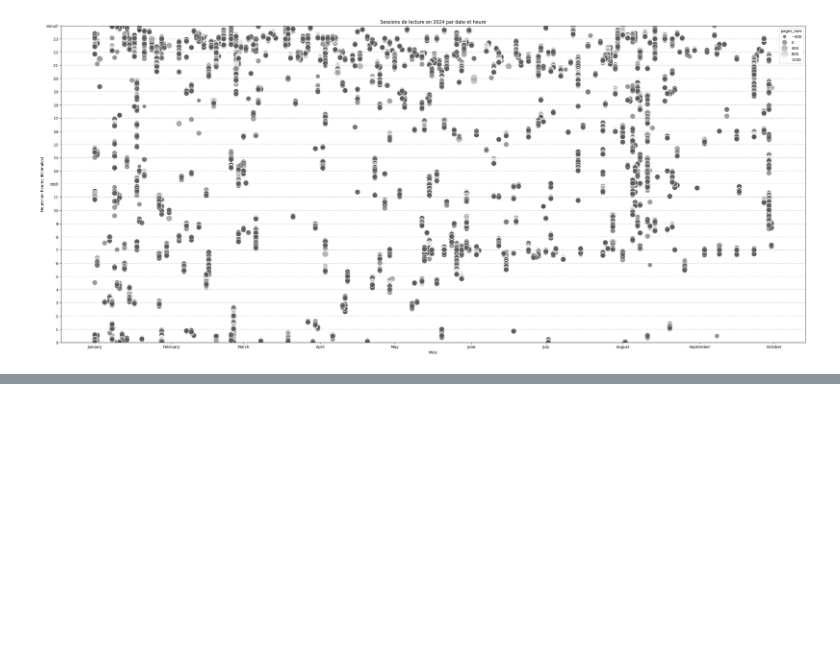
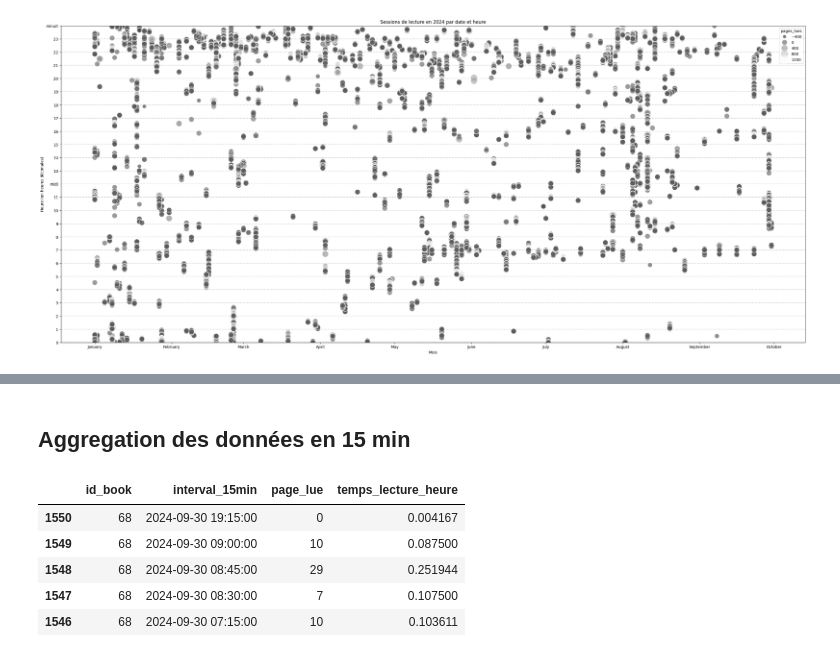
Before and after one commit to ChrisOlv/book_data_analysis, a Jupyter notebook: notebook.ipynb, the cells around one changed output, grey strips where cells are left out. Cells and saved outputs as stored; diff of their text form; code cells hidden in the pictures; blank space fills up the shorter version.

```diff
--- a/notebook.ipynb
+++ b/notebook.ipynb
@@ -118,0 +104,2 @@ print(df_grouped.head())
+# %% [markdown]
+## Aggregation des données en 15 min
@@ -118,0 +118,9 @@ print(df_grouped.head())
+# %%
+agg_df.sort_values(by='interval_15min',ascending=False).head(5)
+# %% [output]
+|  | id_book | interval_15min | page_lue | temps_lecture_heure |
+| 1550 | 68 | 2024-09-30 19:15:00 | 0 | 0.004167 |
+| 1549 | 68 | 2024-09-30 09:00:00 | 10 | 0.087500 |
+| 1548 | 68 | 2024-09-30 08:45:00 | 29 | 0.251944 |
+| 1547 | 68 | 2024-09-30 08:30:00 | 7 | 0.107500 |
+| 1546 | 68 | 2024-09-30 07:15:00 | 10 | 0.103611 |
```
Also changed, not shown: parts of 6 cells of this notebook, 3 other files.
